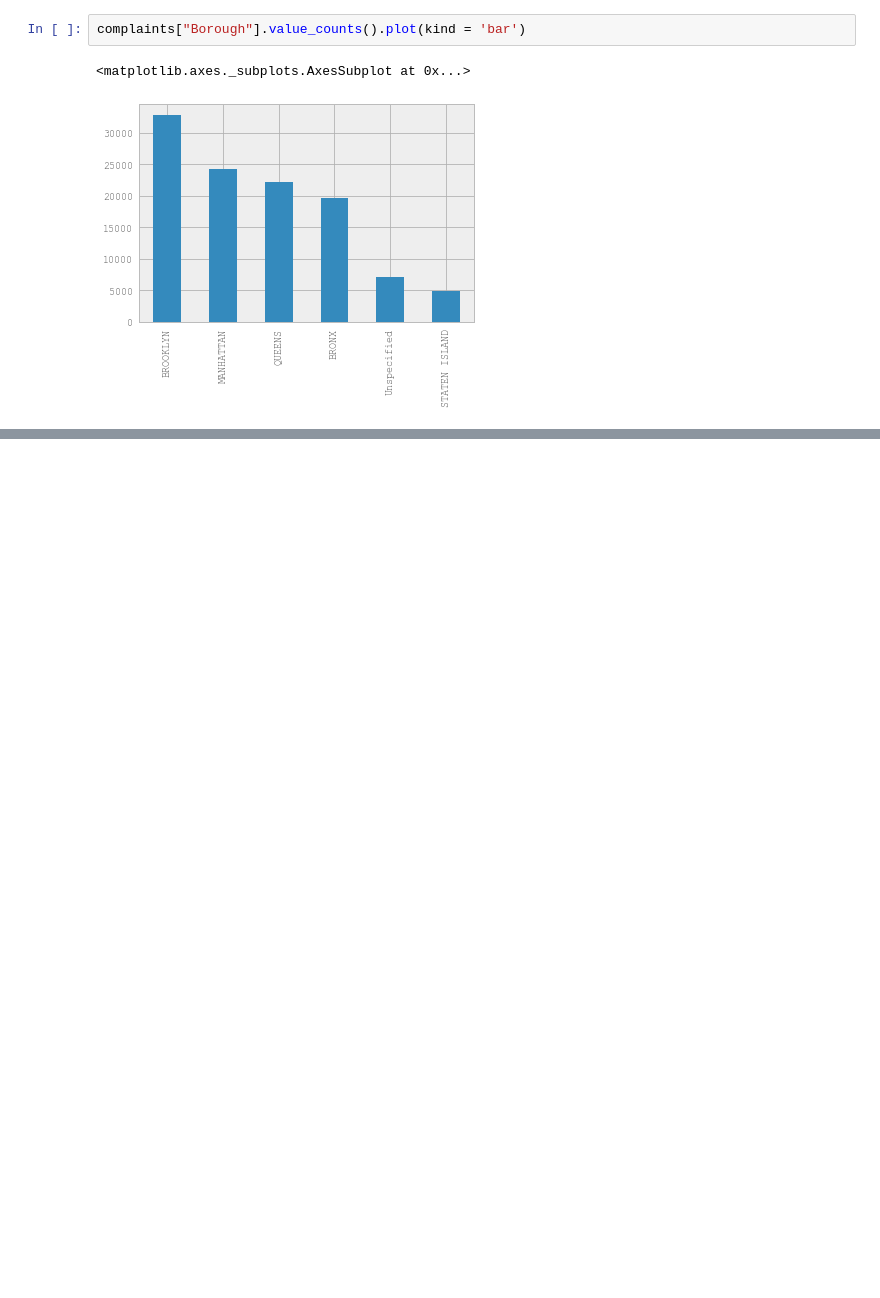
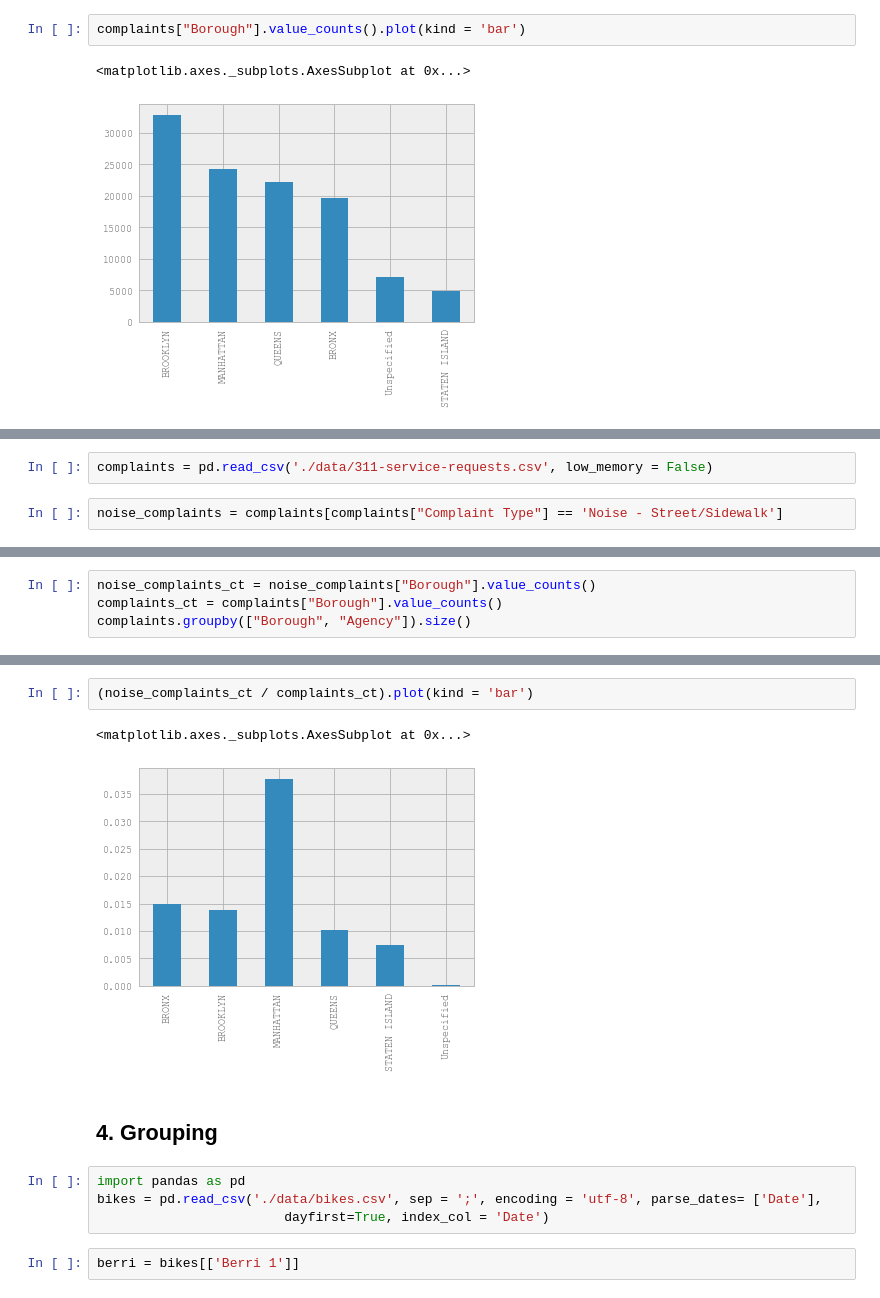
Before and after one commit to WojciechSupko/JupyterStuff, a Jupyter notebook: PandasTutorial.ipynb, the cells around one changed output, grey strips where cells are left out. Cells and saved outputs as stored; diff of their text form; blank space fills up the shorter version.

```diff
--- a/PandasTutorial.ipynb
+++ b/PandasTutorial.ipynb
@@ -82,0 +87,4 @@ complaints["Borough"].value_counts().plot(kind = 'bar')
+# %%
+complaints = pd.read_csv('./data/311-service-requests.csv', low_memory = False)
+# %%
+noise_complaints = complaints[complaints["Complaint Type"] == 'Noise - Street/Sidewalk']
@@ -82,0 +101,4 @@ complaints["Borough"].value_counts().plot(kind = 'bar')
+# %%
+noise_complaints_ct = noise_complaints["Borough"].value_counts()
+complaints_ct = complaints["Borough"].value_counts()
+complaints.groupby(["Borough", "Agency"]).size()
@@ -82,0 +123,13 @@ complaints["Borough"].value_counts().plot(kind = 'bar')
+# %%
+(noise_complaints_ct / complaints_ct).plot(kind = 'bar')
+# %% [output]
+<matplotlib.axes._subplots.AxesSubplot at 0x...>
+[figure, added]
+# %% [markdown]
+## 4. Grouping
+# %%
+import pandas as pd
+bikes = pd.read_csv('./data/bikes.csv', sep = ';', encoding = 'utf-8', parse_dates= ['Date'],
+                        dayfirst=True, index_col = 'Date')
+# %%
+berri = bikes[['Berri 1']]
```
Also changed, not shown: parts of 8 cells of this notebook.
